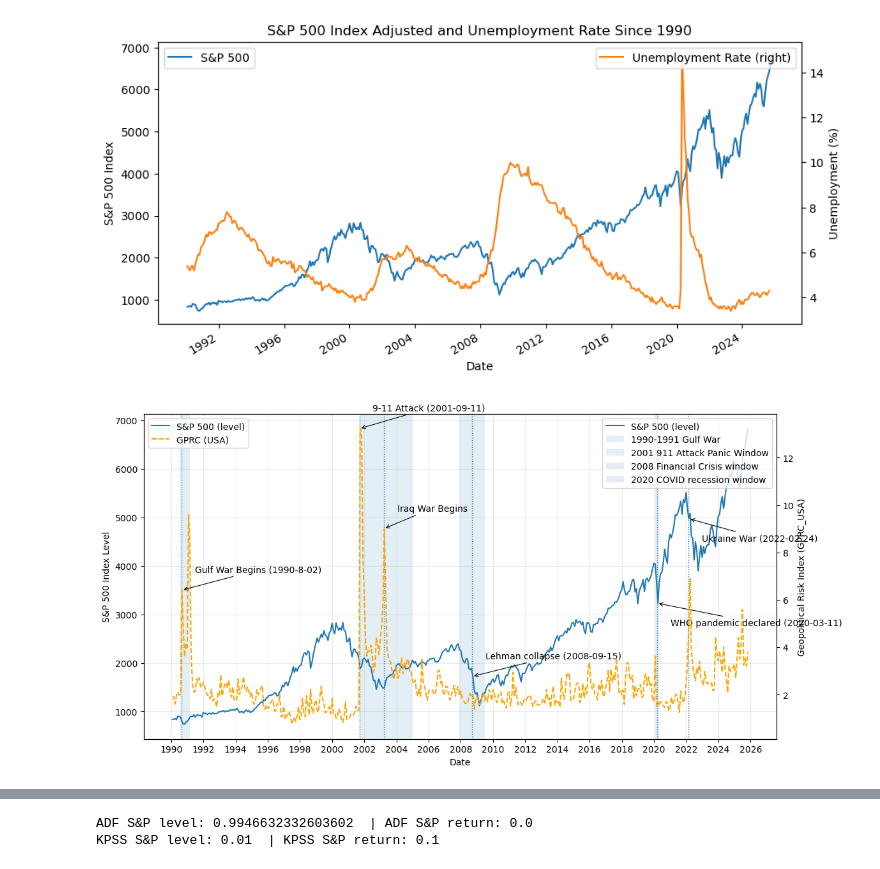
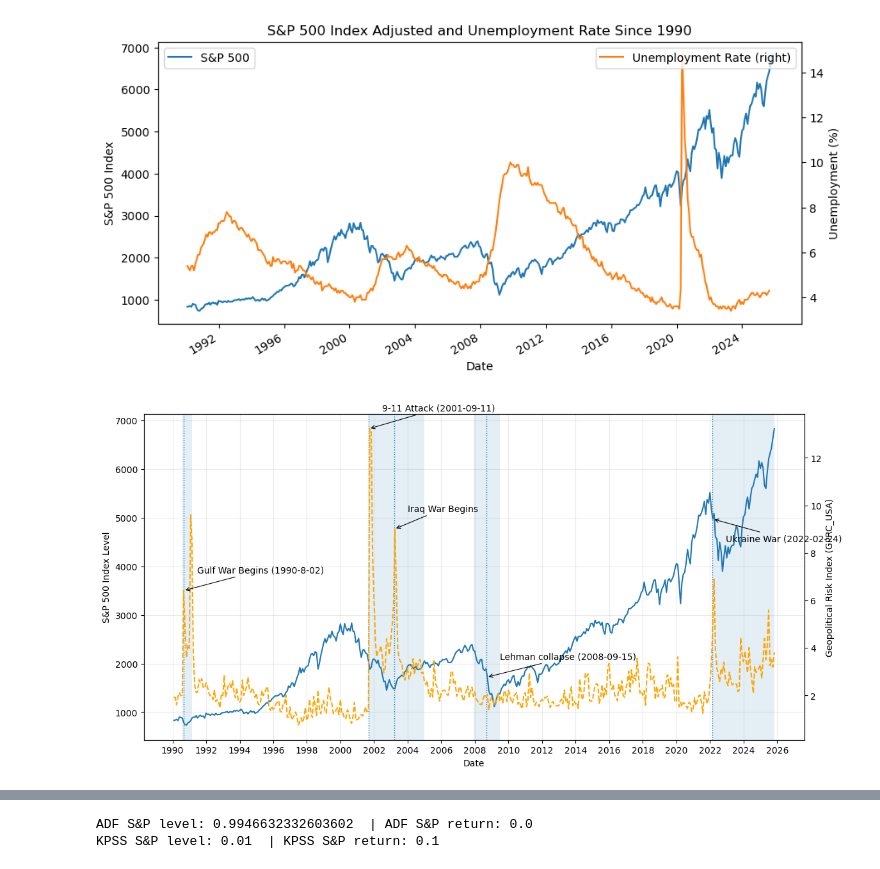
Before and after one commit to AL2024UCSD/sp500trends, a Jupyter notebook: mainwork_withanalysis.ipynb, the cells around one changed output, grey strips where cells are left out. Saved outputs shown, nothing was run; the diff lists cells and outputs as text; code cells hidden in the pictures.

```diff
--- a/mainwork_withanalysis.ipynb
+++ b/mainwork_withanalysis.ipynb
@@ -529,7 +544,9 @@ ax.axvspan(pd.Timestamp('2001-09-11'), pd.Timestamp('2005-01-01'), alpha=0.12, l
 # NBER Great Recession window (approx): Dec 2007–Jun 2009
 ax.axvspan(pd.Timestamp('2007-12-01'), pd.Timestamp('2009-06-30'), alpha=0.12, label='2008 Financial Crisis window')
 # COVID recession (approx): Feb–Apr 2020
-ax.axvspan(pd.Timestamp('2020-02-01'), pd.Timestamp('2020-04-30'), alpha=0.12, label='2020 COVID recession window')
+#ax.axvspan(pd.Timestamp('2020-02-01'), pd.Timestamp('2020-04-30'), alpha=0.12, label='2020 COVID recession window')
+# Ukraine War: Feb 2022 - present
+ax.axvspan(pd.Timestamp('2022-02-24'), pd.Timestamp('2025-10-31'), alpha=0.12, label='2022 Ukraine War')
 
 # Gulf war
 ax.axvline(pd.Timestamp('1990-08-31'),linestyle=':', linewidth=1)
@@ -548,43 +565,43 @@ ax.axvline(pd.Timestamp('2003-03-20'),linestyle=':', linewidth=1)
 ax2.annotate('Iraq War Begins', xy=(pd.Timestamp('2003-03-20'),
              df['GPRC_USA'].loc['2003-03-31']),
             xytext=(15, 20), textcoords='offset points',
             arrowprops=dict(arrowstyle='->', lw=0.8))
 # Lehman Brothers collapse
 ax.axvline(pd.Timestamp('2008-09-15'), linestyle=':', linewidth=1)
 ax.annotate('Lehman collapse (2008-09-15)', xy=(pd.Timestamp('2008-09-15'),
              df['SP500 Index Value ($)'].loc['2008-09-30']),
             xytext=(15, 20), textcoords='offset points',
             arrowprops=dict(arrowstyle='->', lw=0.8))
 
 # WHO declares COVID-19 pandemic
-ax.axvline(pd.Timestamp('2020-03-11'), linestyle=':', linewidth=1)
+#ax.axvline(pd.Timestamp('2020-03-11'), linestyle=':', linewidth=1)
 # pick a y close to the series around that date to avoid None
-y_2020 = df['SP500 Index Value ($)'].loc['2020-03-31']
-ax.annotate('WHO pandemic declared (2020-03-11)',
-            xy=(pd.Timestamp('2020-03-11'), y_2020),
-            xytext=(15, -25), textcoords='offset points',
-            arrowprops=dict(arrowstyle='->', lw=0.8))
+#y_2020 = df['SP500 Index Value ($)'].loc['2020-03-31']
+#ax.annotate('WHO pandemic declared (2020-03-11)',
+            #xy=(pd.Timestamp('2020-03-11'), y_2020),
+            #xytext=(15, -25), textcoords='offset points',
+            #arrowprops=dict(arrowstyle='->', lw=0.8))
 #Russia Declare War on Ukraine
 ax.axvline(pd.Timestamp('2022-02-24'), linestyle=':', linewidth=1)
 y_2022 = df['SP500 Index Value ($)'].loc['2022-02-28']
 ax.annotate('Ukraine War (2022-02-24)',
             xy=(pd.Timestamp('2022-02-28'), y_2022),
             xytext=(15, -25), textcoords='offset points',
             arrowprops=dict(arrowstyle='->', lw=0.8))
 # Formatting: yearly ticks
 ax.xaxis.set_major_locator(mdates.YearLocator(base=2))  # every 2 years
 ax.xaxis.set_major_formatter(mdates.DateFormatter('%Y'))
 
 # Build one combined legend
-lines = sp_line + gprc_line
-labels = [l.get_label() for l in lines]
-legend1 = ax.legend(lines, labels, loc='upper left')
-legend2 = ax.legend(loc='upper right')  # picks up the span labels
-ax.add_artist(legend1)
+#lines = sp_line + gprc_line
+#labels = [l.get_label() for l in lines]
+#legend1 = ax.legend(lines, labels, loc='upper left')
+#legend2 = ax.legend(loc='upper right')  # picks up the span labels
+#ax.add_artist(legend1)
 
 ax.grid(alpha=0.25)
 fig.tight_layout()
 plt.show()
 # %% [output]
-[figure, old version]
+[figure, new version]
 # %% [markdown]
```
Also changed, not shown: parts of 2 cells of this notebook.
